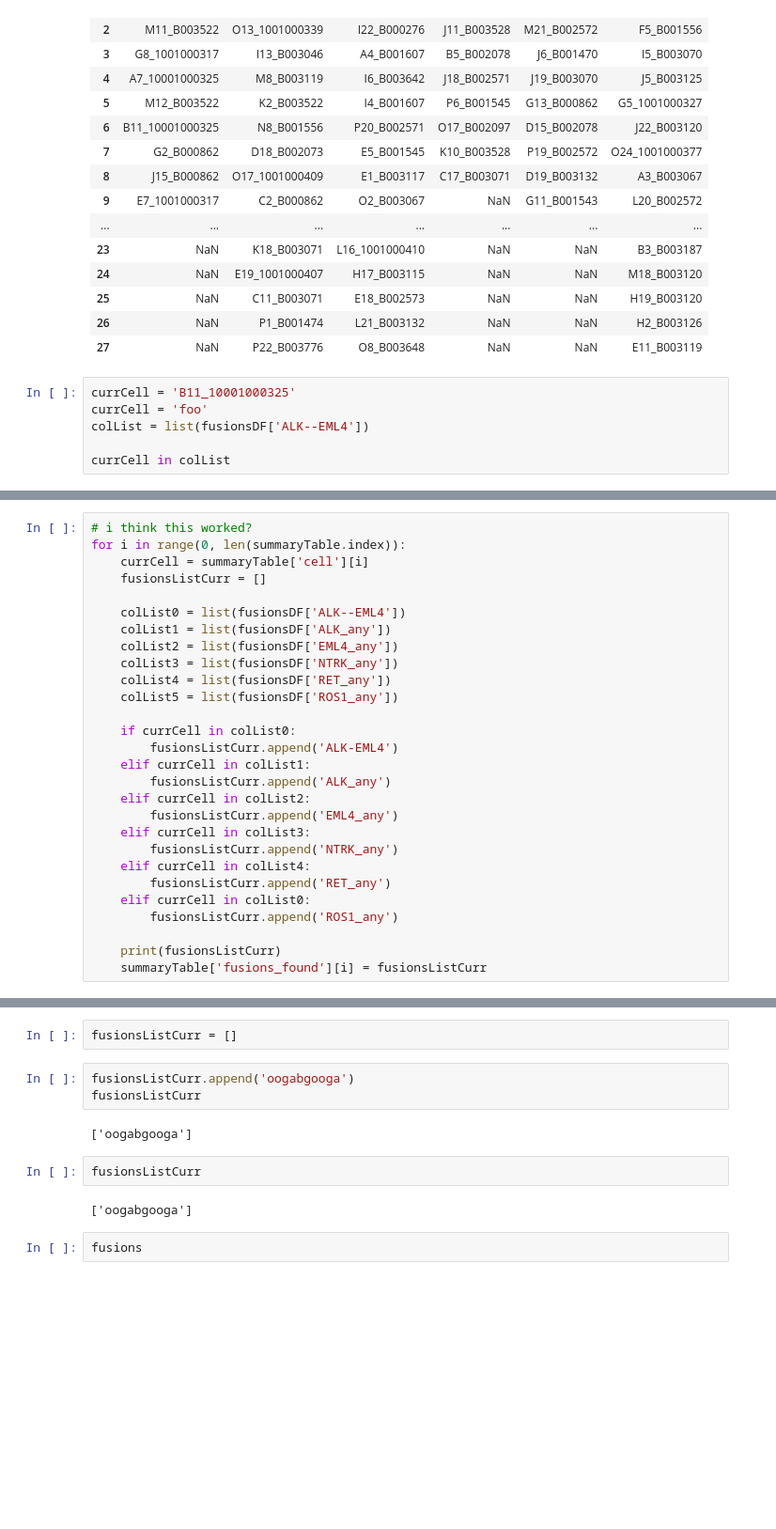
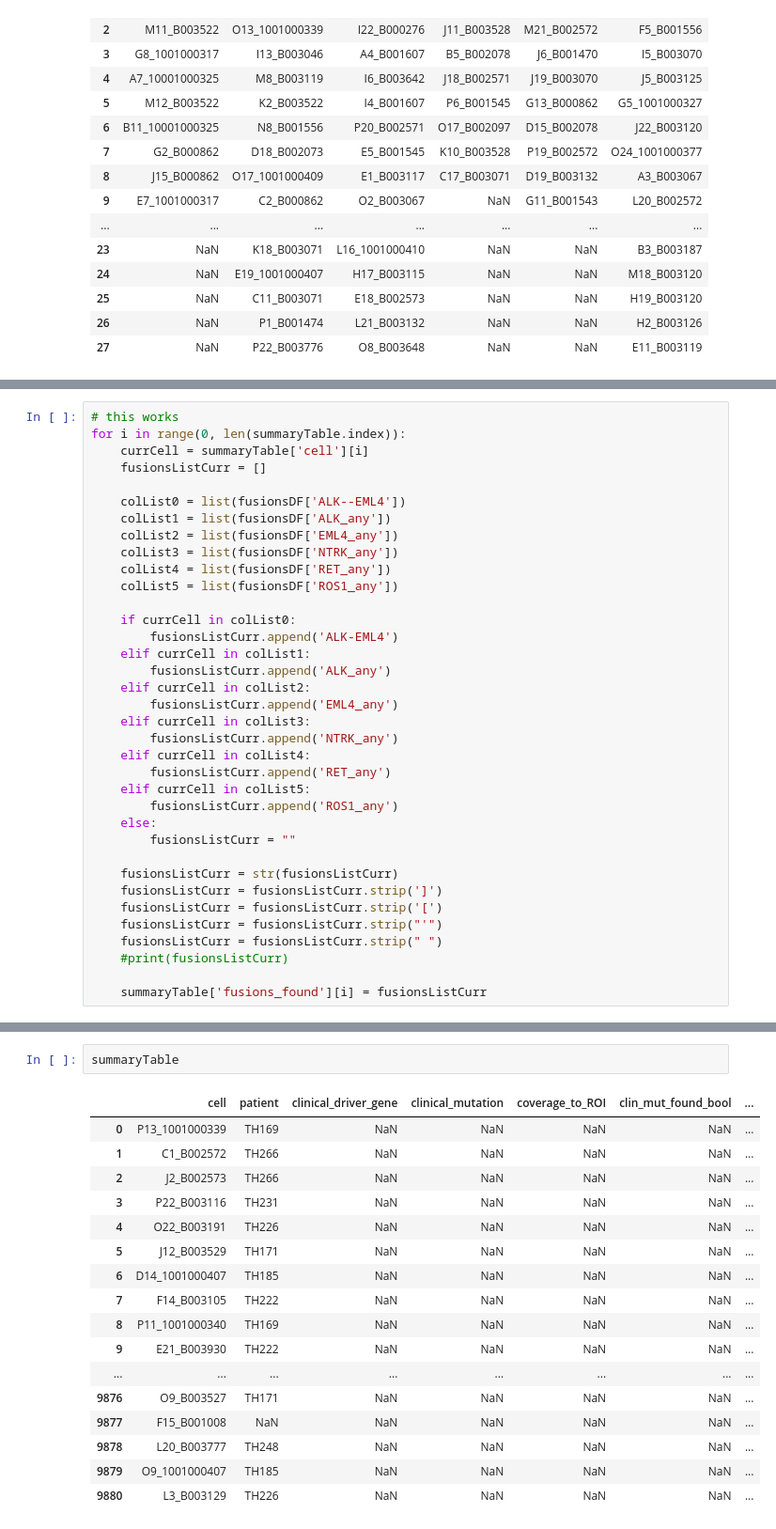
Before and after one commit to czbiohub/SNP_calling_pipeline, a Jupyter notebook: summaryTable/mutations_by_patient_GOI.ipynb, the cells around one changed output, grey strips where cells are left out. Shown at 94% size. Cells and saved outputs as stored; diff of their text form; blank space fills up the shorter version.

```diff
--- a/summaryTable/mutations_by_patient_GOI.ipynb
+++ b/summaryTable/mutations_by_patient_GOI.ipynb
@@ -522,9 +529,3 @@ fusionsDF
 | 25 | NaN | C11_B003071 | E18_B002573 | NaN | NaN | H19_B003120 |
 | 26 | NaN | P1_B001474 | L21_B003132 | NaN | NaN | H2_B003126 |
 | 27 | NaN | P22_B003776 | O8_B003648 | NaN | NaN | E11_B003119 |
-# %%
-currCell = 'B11_10001000325'
-currCell = 'foo'
-colList = list(fusionsDF['ALK--EML4'])
-
-currCell in colList
@@ -533,5 +532,5 @@ False
 # %%
-# i think this worked?
+# this works
 for i in range(0, len(summaryTable.index)):
     currCell = summaryTable['cell'][i]
     fusionsListCurr = []
@@ -553,8 +552,16 @@ for i in range(0, len(summaryTable.index)):
         fusionsListCurr.append('NTRK_any')
     elif currCell in colList4:
         fusionsListCurr.append('RET_any')
-    elif currCell in colList0:
+    elif currCell in colList5:
         fusionsListCurr.append('ROS1_any')
+    else:
+        fusionsListCurr = ""
 
-    print(fusionsListCurr)
+    fusionsListCurr = str(fusionsListCurr)
+    fusionsListCurr = fusionsListCurr.strip(']')
+    fusionsListCurr = fusionsListCurr.strip('[')
+    fusionsListCurr = fusionsListCurr.strip("'")
+    fusionsListCurr = fusionsListCurr.strip(" ")
+    #print(fusionsListCurr)
+
     summaryTable['fusions_found'][i] = fusionsListCurr
@@ -599,13 +568,20 @@ list(summaryTable['fusions_found'])
-# %%
-fusionsListCurr = []
-# %%
-fusionsListCurr.append('oogabgooga')
-fusionsListCurr
-# %% [output]
-['oogabgooga']
-# %%
-fusionsListCurr
-# %% [output]
-['oogabgooga']
-# %%
-fusions
+# %%
+summaryTable
+# %% [output]
+|  | cell | patient | clinical_driver_gene | clinical_mutation | coverage_to_ROI | clin_mut_found_bool | ... |
+| 0 | P13_1001000339 | TH169 | NaN | NaN | NaN | NaN | ... |
+| 1 | C1_B002572 | TH266 | NaN | NaN | NaN | NaN | ... |
+| 2 | J2_B002573 | TH266 | NaN | NaN | NaN | NaN | ... |
+| 3 | P22_B003116 | TH231 | NaN | NaN | NaN | NaN | ... |
+| 4 | O22_B003191 | TH226 | NaN | NaN | NaN | NaN | ... |
+| 5 | J12_B003529 | TH171 | NaN | NaN | NaN | NaN | ... |
+| 6 | D14_1001000407 | TH185 | NaN | NaN | NaN | NaN | ... |
+| 7 | F14_B003105 | TH222 | NaN | NaN | NaN | NaN | ... |
+| 8 | P11_1001000340 | TH169 | NaN | NaN | NaN | NaN | ... |
+| 9 | E21_B003930 | TH222 | NaN | NaN | NaN | NaN | ... |
+| ... | ... | ... | ... | ... | ... | ... | ... |
+| 9876 | O9_B003527 | TH171 | NaN | NaN | NaN | NaN | ... |
+| 9877 | F15_B001008 | NaN | NaN | NaN | NaN | NaN | ... |
+| 9878 | L20_B003777 | TH248 | NaN | NaN | NaN | NaN | ... |
+| 9879 | O9_1001000407 | TH185 | NaN | NaN | NaN | NaN | ... |
+| 9880 | L3_B003129 | TH226 | NaN | NaN | NaN | NaN | ... |
```
Also changed, not shown: parts of 34 cells of this notebook.
